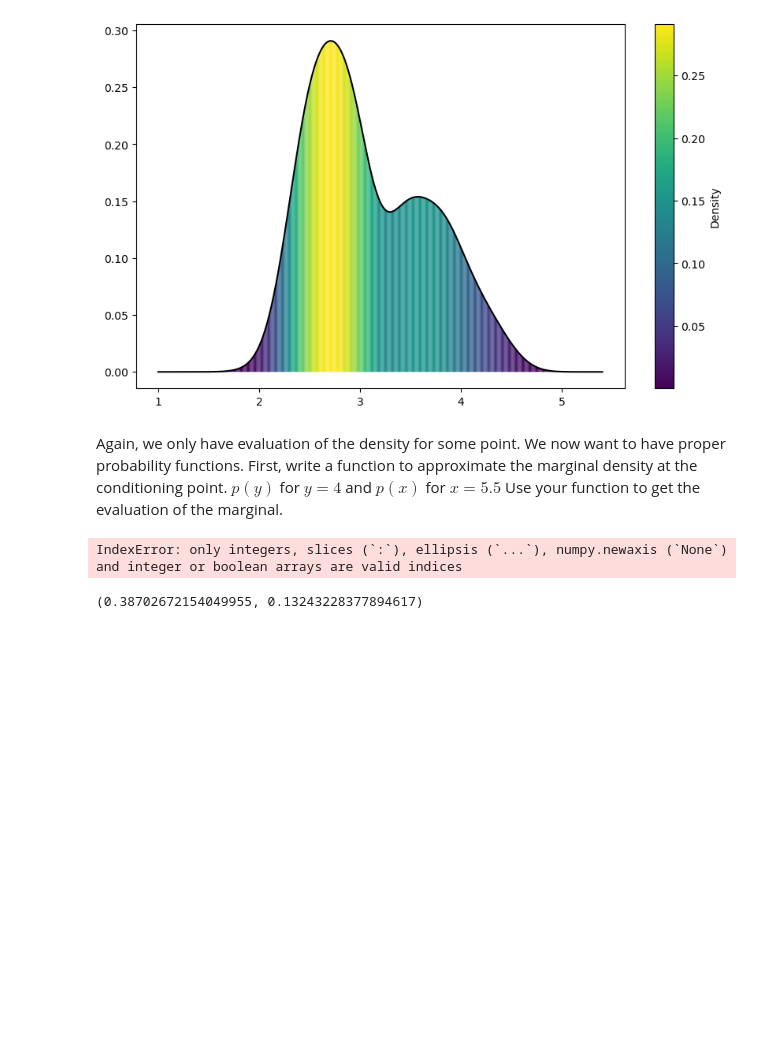
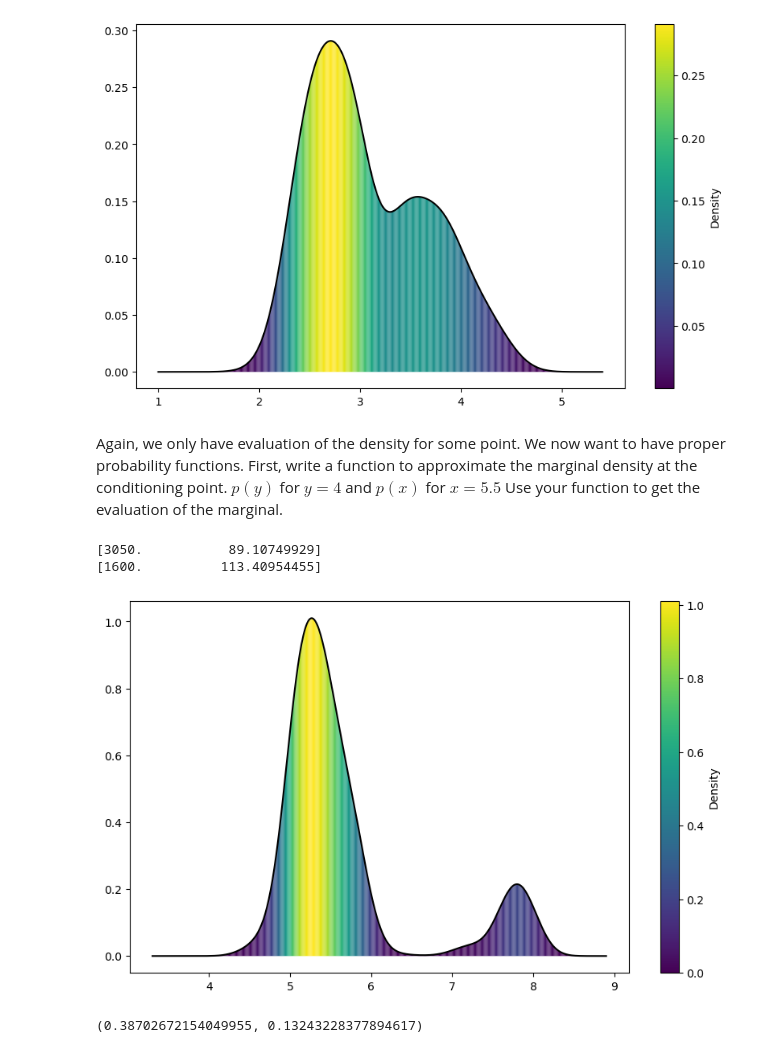
Before and after one commit to Arkanthara/data-mining, a Jupyter notebook: TP1b.ipynb, the cells around one changed output. Cells and saved outputs as stored; diff of their text form; code cells hidden in the pictures; blank space fills up the shorter version.

```diff
--- a/TP1b.ipynb
+++ b/TP1b.ipynb
@@ -145,16 +161,25 @@ Use your function to evaluate the conditional density at the point $y = 4$ and $
 Again, we only have evaluation of the density for some point. We now want to have proper probability functions.
 First, write a function to approximate the marginal density at the conditioning point. $p(y)$ for $y = 4$ and $p(x)$ for $x = 5.5$
 Use your function to get the evaluation of the marginal.
-# %%
-def my_function_2(density: np.ndarray, x: float = None, y: float = None) -> float:
-    if x != None:
-        return density[x, :].sum()
-    if y != None:
-        return density[:, y].sum()
-
-print(my_function_2(p_xy, x=5.5))
-# %% [output]
-IndexError: only integers, slices (`:`), ellipsis (`...`), numpy.newaxis (`None`) and integer or boolean arrays are valid indices
+# %%
+def my_function_2(density: KernelDensity, minimum: float, maximum: float, n_points: int, conditionnal_x: float = None, conditionnal_y: float = None) -> np.ndarray:
+    if conditionnal_x != None:
+        points = my_function(minimum, maximum, n_points, conditionnal_x=conditionnal_x)
+        density_output = density_eval1d(density, points)
+        return np.stack((points[1], density_output / (density_output.sum() * delta_y)))
+    elif conditionnal_y != None:
+        points = my_function(minimum, maximum, n_points, conditionnal_y=conditionnal_y)
+        density_output = density_eval1d(density, points)
+        return np.stack((points[0], density_output / (density_output.sum() * delta_x)))
+
+result = my_function_2(density, x.min() - 1, x.max() + 1, n_points, conditionnal_y=4)
+print(result.sum(axis= 1))
+print(my_function_2(density, y.min() - 1, y.max() + 1, n_points, conditionnal_x=5.5).sum(axis=1))
+plot_density1d(result[0], result[1])
+# %% [output]
+[3050.           89.10749929]
+[1600.          113.40954455]
+[figure, added]
 # %%
 # Write your function here.
 # %% [output]
```
Also changed, not shown: parts of 3 cells of this notebook, 1 other file.
